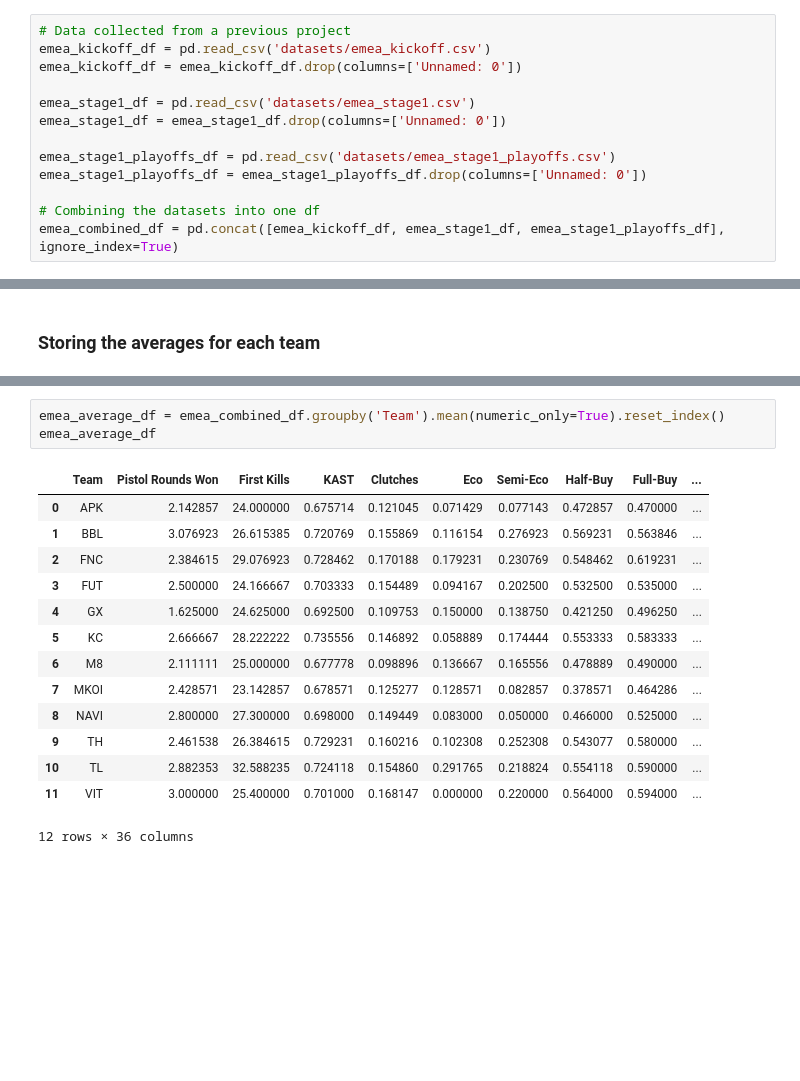
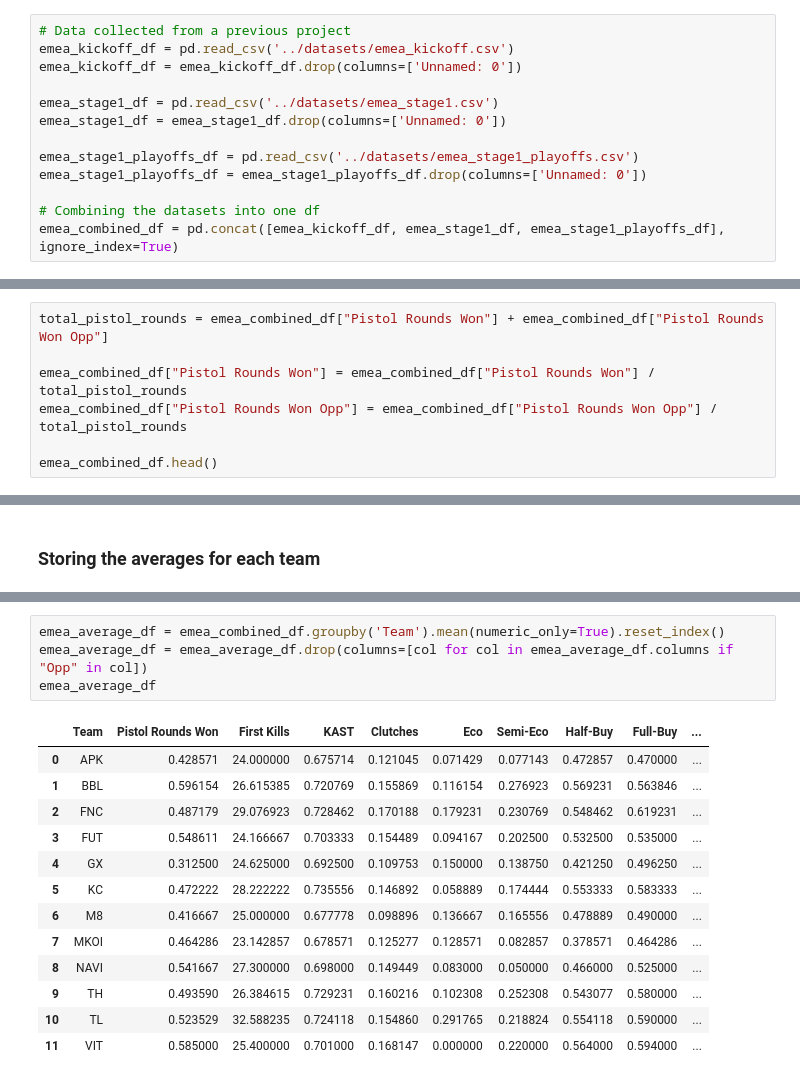
Before and after one commit to unnamed-catalyst/VCT-Predictor-Visualizer, a Jupyter notebook: preprocessing/data_preprocessing.ipynb, the cells around one changed output, grey strips where cells are left out. Drawn from its saved outputs; the diff is of its cells as text; blank space fills up the shorter version.

```diff
--- a/data_preprocessing.ipynb
+++ b/preprocessing/data_preprocessing.ipynb
@@ -76,13 +76,13 @@ americas_combined_df.to_csv('Datasets/americas_combined.csv')
 ### EMEA Datasets
 # %%
 # Data collected from a previous project
-emea_kickoff_df = pd.read_csv('datasets/emea_kickoff.csv')
+emea_kickoff_df = pd.read_csv('../datasets/emea_kickoff.csv')
 emea_kickoff_df = emea_kickoff_df.drop(columns=['Unnamed: 0'])
 
-emea_stage1_df = pd.read_csv('datasets/emea_stage1.csv')
+emea_stage1_df = pd.read_csv('../datasets/emea_stage1.csv')
 emea_stage1_df = emea_stage1_df.drop(columns=['Unnamed: 0'])
 
-emea_stage1_playoffs_df = pd.read_csv('datasets/emea_stage1_playoffs.csv')
+emea_stage1_playoffs_df = pd.read_csv('../datasets/emea_stage1_playoffs.csv')
 emea_stage1_playoffs_df = emea_stage1_playoffs_df.drop(columns=['Unnamed: 0'])
 
 # Combining the datasets into one df
@@ -124,3 +124,10 @@ null_columns = emea_combined_df.columns[emea_combined_df.isnull().any()]
 print(null_columns)
 # %% [output]
 Index([], dtype='object')
+# %%
+total_pistol_rounds = emea_combined_df["Pistol Rounds Won"] + emea_combined_df["Pistol Rounds Won Opp"]
+
+emea_combined_df["Pistol Rounds Won"] = emea_combined_df["Pistol Rounds Won"] / total_pistol_rounds
+emea_combined_df["Pistol Rounds Won Opp"] = emea_combined_df["Pistol Rounds Won Opp"] / total_pistol_rounds
+
+emea_combined_df.head()
@@ -240,20 +270,20 @@ americas_average_df
 # %%
 emea_average_df = emea_combined_df.groupby('Team').mean(numeric_only=True).reset_index()
+emea_average_df = emea_average_df.drop(columns=[col for col in emea_average_df.columns if "Opp" in col])
 emea_average_df
 # %% [output]
 |  | Team | Pistol Rounds Won | First Kills | KAST | Clutches | Eco | Semi-Eco | Half-Buy | Full-Buy | ... |
-| 0 | APK | 2.142857 | 24.000000 | 0.675714 | 0.121045 | 0.071429 | 0.077143 | 0.472857 | 0.470000 | ... |
-| 1 | BBL | 3.076923 | 26.615385 | 0.720769 | 0.155869 | 0.116154 | 0.276923 | 0.569231 | 0.563846 | ... |
-| 2 | FNC | 2.384615 | 29.076923 | 0.728462 | 0.170188 | 0.179231 | 0.230769 | 0.548462 | 0.619231 | ... |
-| 3 | FUT | 2.500000 | 24.166667 | 0.703333 | 0.154489 | 0.094167 | 0.202500 | 0.532500 | 0.535000 | ... |
-| 4 | GX | 1.625000 | 24.625000 | 0.692500 | 0.109753 | 0.150000 | 0.138750 | 0.421250 | 0.496250 | ... |
-| 5 | KC | 2.666667 | 28.222222 | 0.735556 | 0.146892 | 0.058889 | 0.174444 | 0.553333 | 0.583333 | ... |
-| 6 | M8 | 2.111111 | 25.000000 | 0.677778 | 0.098896 | 0.136667 | 0.165556 | 0.478889 | 0.490000 | ... |
-| 7 | MKOI | 2.428571 | 23.142857 | 0.678571 | 0.125277 | 0.128571 | 0.082857 | 0.378571 | 0.464286 | ... |
-| 8 | NAVI | 2.800000 | 27.300000 | 0.698000 | 0.149449 | 0.083000 | 0.050000 | 0.466000 | 0.525000 | ... |
-| 9 | TH | 2.461538 | 26.384615 | 0.729231 | 0.160216 | 0.102308 | 0.252308 | 0.543077 | 0.580000 | ... |
-| 10 | TL | 2.882353 | 32.588235 | 0.724118 | 0.154860 | 0.291765 | 0.218824 | 0.554118 | 0.590000 | ... |
-| 11 | VIT | 3.000000 | 25.400000 | 0.701000 | 0.168147 | 0.000000 | 0.220000 | 0.564000 | 0.594000 | ... |
+| 0 | APK | 0.428571 | 24.000000 | 0.675714 | 0.121045 | 0.071429 | 0.077143 | 0.472857 | 0.470000 | ... |
+| 1 | BBL | 0.596154 | 26.615385 | 0.720769 | 0.155869 | 0.116154 | 0.276923 | 0.569231 | 0.563846 | ... |
+| 2 | FNC | 0.487179 | 29.076923 | 0.728462 | 0.170188 | 0.179231 | 0.230769 | 0.548462 | 0.619231 | ... |
+| 3 | FUT | 0.548611 | 24.166667 | 0.703333 | 0.154489 | 0.094167 | 0.202500 | 0.532500 | 0.535000 | ... |
+| 4 | GX | 0.312500 | 24.625000 | 0.692500 | 0.109753 | 0.150000 | 0.138750 | 0.421250 | 0.496250 | ... |
+| 5 | KC | 0.472222 | 28.222222 | 0.735556 | 0.146892 | 0.058889 | 0.174444 | 0.553333 | 0.583333 | ... |
+| 6 | M8 | 0.416667 | 25.000000 | 0.677778 | 0.098896 | 0.136667 | 0.165556 | 0.478889 | 0.490000 | ... |
+| 7 | MKOI | 0.464286 | 23.142857 | 0.678571 | 0.125277 | 0.128571 | 0.082857 | 0.378571 | 0.464286 | ... |
+| 8 | NAVI | 0.541667 | 27.300000 | 0.698000 | 0.149449 | 0.083000 | 0.050000 | 0.466000 | 0.525000 | ... |
+| 9 | TH | 0.493590 | 26.384615 | 0.729231 | 0.160216 | 0.102308 | 0.252308 | 0.543077 | 0.580000 | ... |
+| 10 | TL | 0.523529 | 32.588235 | 0.724118 | 0.154860 | 0.291765 | 0.218824 | 0.554118 | 0.590000 | ... |
+| 11 | VIT | 0.585000 | 25.400000 | 0.701000 | 0.168147 | 0.000000 | 0.220000 | 0.564000 | 0.594000 | ... |
-12 rows × 36 columns
 # %%
 apac_average_df = apac_combined_df.groupby('Team').mean(numeric_only=True).reset_index()
```
Also changed, not shown: parts of 12 cells of this notebook, 16 other files.
